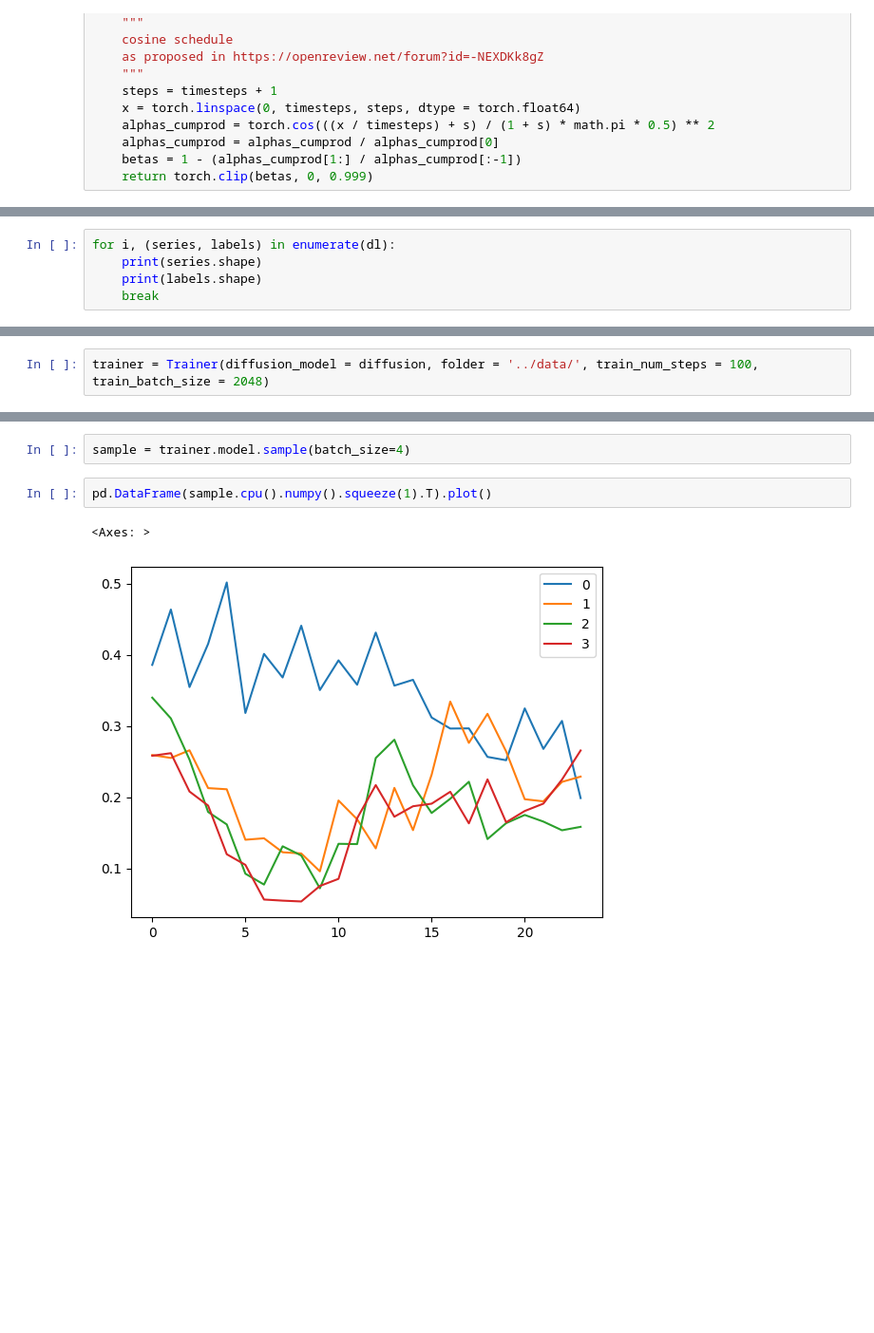
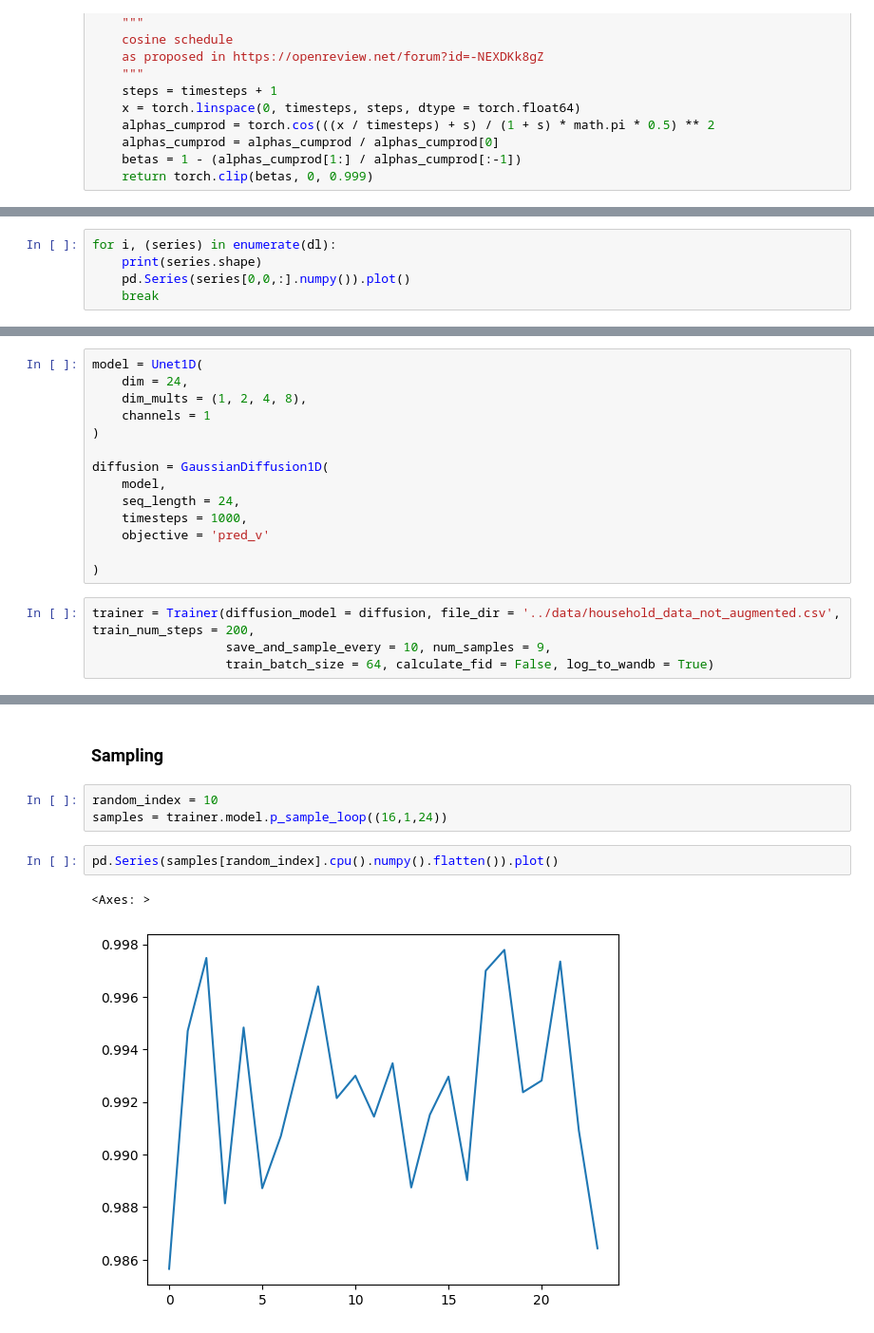
Before and after one commit to NikolausHouben/LoadLanguageModel, a Jupyter notebook: bin/implementing_ddpm.ipynb, the cells around one changed output, grey strips where cells are left out. Shown at 95% size. Cells and saved outputs as stored; diff of their text form; blank space fills up the shorter version.

```diff
--- a/bin/implementing_ddpm.ipynb
+++ b/bin/implementing_ddpm.ipynb
@@ -968,6 +956,6 @@ dl = DataloaderDDPM_Conditioned(ds, batch_size = 32, shuffle = True)
 # %%
-for i, (series, labels) in enumerate(dl):
+for i, (series) in enumerate(dl):
     print(series.shape)
-    print(labels.shape)
+    pd.Series(series[0,0,:].numpy()).plot()
     break
 # %% [output]
@@ -1198,5 +1229,21 @@ class Trainer(object):
+# %%
+model = Unet1D(
+    dim = 24,
+    dim_mults = (1, 2, 4, 8),
+    channels = 1
+)
+
+diffusion = GaussianDiffusion1D(
+    model,
+    seq_length = 24,
+    timesteps = 1000,
+    objective = 'pred_v'
+
+)
 # %%
-trainer = Trainer(diffusion_model = diffusion, folder = '../data/', train_num_steps = 100, train_batch_size = 2048)
+trainer = Trainer(diffusion_model = diffusion, file_dir = '../data/household_data_not_augmented.csv', train_num_steps = 200,
+                  save_and_sample_every = 10, num_samples = 9,
+                  train_batch_size = 64, calculate_fid = False, log_to_wandb = True)
 # %%
 trainer.train()
 # %% [output]
@@ -1204,7 +1261,10 @@ training complete
-# %%
-sample = trainer.model.sample(batch_size=4)
+# %% [markdown]
+### Sampling
+# %%
+random_index = 10
+samples = trainer.model.p_sample_loop((16,1,24))
 # %%
-pd.DataFrame(sample.cpu().numpy().squeeze(1).T).plot()
+pd.Series(samples[random_index].cpu().numpy().flatten()).plot()
 # %% [output]
 <Axes: >
-[figure, old version]
+[figure, new version]
```
Also changed, not shown: parts of 27 cells of this notebook, 15 other files.
